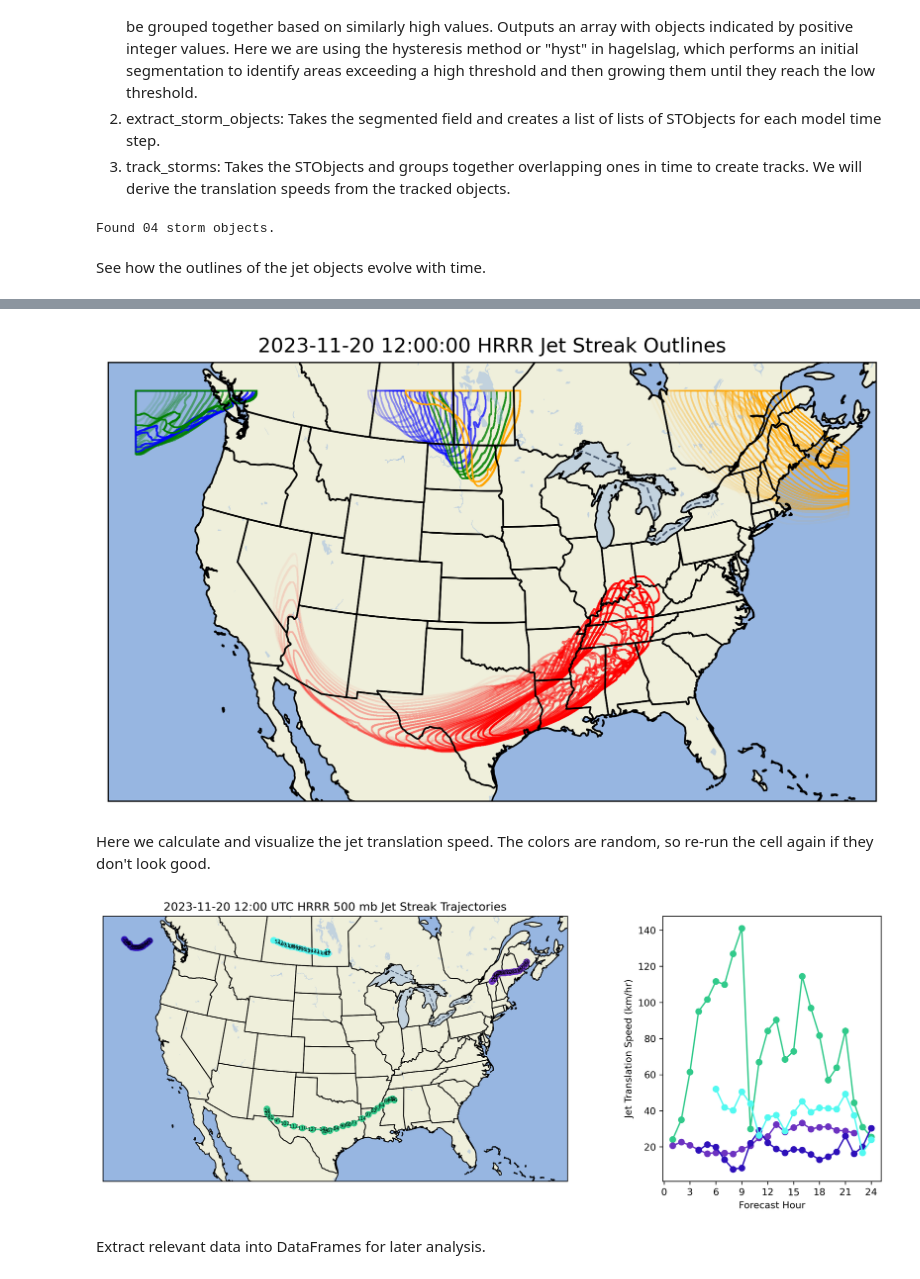
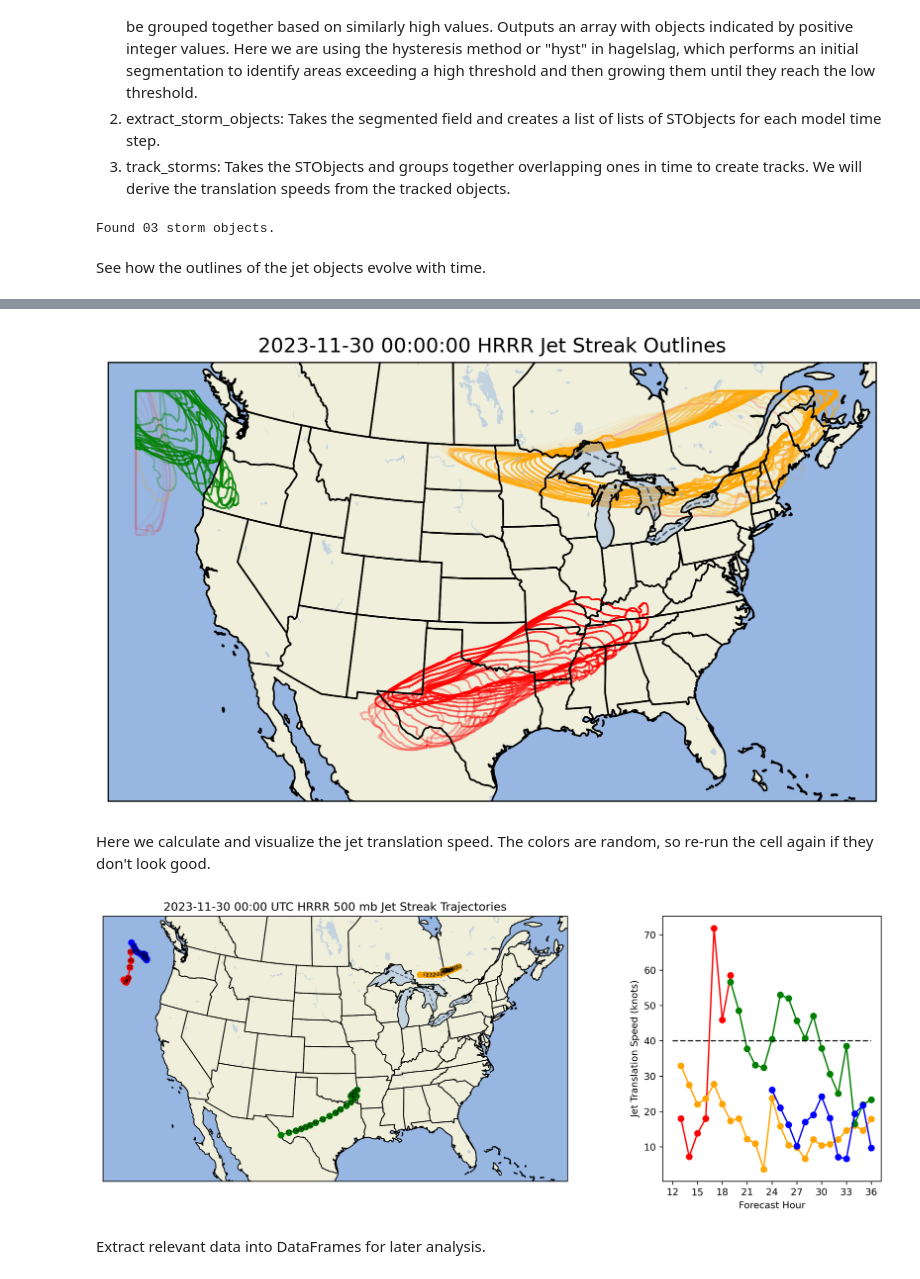
Before and after one commit to djgagne/jetlation, a Jupyter notebook: notebooks/hrrr_demo.ipynb, the cells around one changed output, grey strips where cells are left out. Saved outputs shown, nothing was run; the diff lists cells and outputs as text; code cells hidden in the pictures.

Commit message:
Converted to knots

```diff
--- a/notebooks/hrrr_demo.ipynb
+++ b/notebooks/hrrr_demo.ipynb
@@ -22,10 +22,10 @@ import cartopy.feature as cfeature
 # %% [markdown]
 This section loads HRRR output from the [AWS/U. Utah HRRR Zarr archive](https://registry.opendata.aws/noaa-hrrr-pds/). Change the run date to download a different run. By default, the forecast hour range is set to 24 hours, but you can choose a different forecast period if you wish. If you want to run the tracking on a different pressure level, change the pressure level variable to one of the standard pressure levels.
 # %%
-run_date = pd.Timestamp("2023-11-20 12:00")
+run_date = pd.Timestamp("2023-11-30 00:00")
 pressure_level = 500
-start_f_hour = 0
-end_f_hour = 24
+start_f_hour = 12
+end_f_hour = 36
 start_date = run_date + pd.Timedelta(hours=start_f_hour)
 end_date = start_date + pd.Timedelta(hours=end_f_hour - start_f_hour)
 fh = pd.date_range(start_date, end_date, freq="1H") - run_date
@@ -84,16 +100,16 @@ find objects at the scale you are interested in and which will persist objects i
 # %%
 # I picked min and max thresholds based on hand tuning. Setting too high a max_intensity can cause jets to drop segments.
 # Setting too low a min_intensity
-min_intensity = 35 # Any pixel above this value adjacent is added to the initial set of objects based on proximity.
-max_intensity = 40 # Objects must contain at least 1 pixel exceeding this value.
+min_intensity = 65 # Any pixel above this value adjacent is added to the initial set of objects based on proximity.
+max_intensity = 70 # Objects must contain at least 1 pixel exceeding this value.
 min_area = 30 # objects with fewer this this number of pixels are dropped.
 gaussian_sd = 20 # standard deviation of gaussian smoother in number of grid cells. Can smooth out small-scale features, like storms.
 max_nonoverlap = 0.99 # Ranges from 0 to 1 and provides tolerance for what proportion of non-overlapping pixels is too many for a match.
-jet_outlines = tracker.label_storm_objects(wspd_500, "hyst", 35, 40, min_area=30, gaussian_sd=20)
+jet_outlines = tracker.label_storm_objects(wspd_500 * 1.94, "hyst", min_intensity, max_intensity, min_area=30, gaussian_sd=20)
 jet_obj_list = tracker.extract_storm_objects(jet_outlines, wspd_500, u_500_zarr.x, u_500_zarr.y, forecast_hours, dx=u_500_zarr.dx)
 tracked_jets = tracker.track_storms(jet_obj_list, forecast_hours, [nonoverlap], np.array([max_nonoverlap]), np.array([1.0]))
 # %% [output]
-Found 04 storm objects.
+Found 03 storm objects.
 # %% [markdown]
 See how the outlines of the jet objects evolve with time.
 # %%
@@ -109,8 +125,9 @@ ax.set_extent((-125, -70, 22, 52))
 
 colors = ["red", "orange", "green", "blue", "purple"]
 for t, jet_objs_t in enumerate(jet_obj_list):
+
     for o, jet_o in enumerate(jet_objs_t):
-        p_coords = jet_o.boundary_contour(t).T
+        p_coords = jet_o.boundary_contour(jet_o.times[0]).T
         ax.fill(p_coords[:, 0], p_coords[:, 1], edgecolor=colors[o], facecolor="none", alpha=t/24)
 ax.set_title(f"{run_date} HRRR Jet Streak Outlines")
 # %% [output]
@@ -118,4 +135,4 @@ Text(0.5, 1.0, '2023-11-20 12:00:00 HRRR Jet Streak Outlines')
-[figure, old version]
+[figure, new version]
 # %% [markdown]
 Here we calculate and visualize the jet translation speed. The colors are random, so re-run the cell again if they don't look good.
 # %%
@@ -130,25 +147,26 @@ ax.add_feature(cfeature.LAKES, alpha=0.5)
 ax.add_feature(cfeature.STATES)
 ax.set_extent((-125, -70, 22, 52))
 ax2 = fig.add_subplot(gs[1])
-track_colors = ListedColormap(np.random.random((13, 3)))
+track_colors = ListedColormap(["red", "orange", "green", "blue", "purple", "skyblue"])
 for j, jet in enumerate(tracked_jets):
     com = np.array([jet.center_of_mass(t) for t in jet.times])
     if com.shape[0] > 1:
-        speed = np.sqrt(np.sum((com[1:] - com[:-1]) ** 2, axis=1)) / 1000
+        speed = np.sqrt(np.sum((com[1:] - com[:-1]) ** 2, axis=1))/ 3600 * 1.944
         ax2.plot(jet.times[1:], speed, color=track_colors.colors[j], marker='o')
     else:
         speed = [0]
     ax.plot(com[:, 0], com[:, 1], marker='o', color=track_colors.colors[j])
     for c in range(1, com.shape[0]):
         ax.text(com[c, 0], com[c, 1], f"{speed[c-1]:0.0f}", fontsize=5, ha='center', va='center')
-ax2.set_ylabel("Jet Translation Speed (km/hr)")
+ax2.plot(np.arange(12, 37), np.ones(25) * 40, 'k--')
+ax2.set_ylabel("Jet Translation Speed (knots)")
 ax2.set_xlabel("Forecast Hour")
 ax2.set_xticks(forecast_hours[::3])
 ax.set_title(run_date.strftime("%Y-%m-%d %H:%M UTC HRRR ") + "500 mb Jet Streak Trajectories")
 out_date = run_date.strftime("%Y%m%d_%H%M")
 plt.savefig(f"jet_streaks_{out_date}.png", bbox_inches="tight", dpi=300)
 # %% [output]
-[figure, old version]
+[figure, new version]
 # %% [markdown]
 Extract relevant data into DataFrames for later analysis.
 # %%
```
Also changed, not shown: parts of 4 cells of this notebook.
